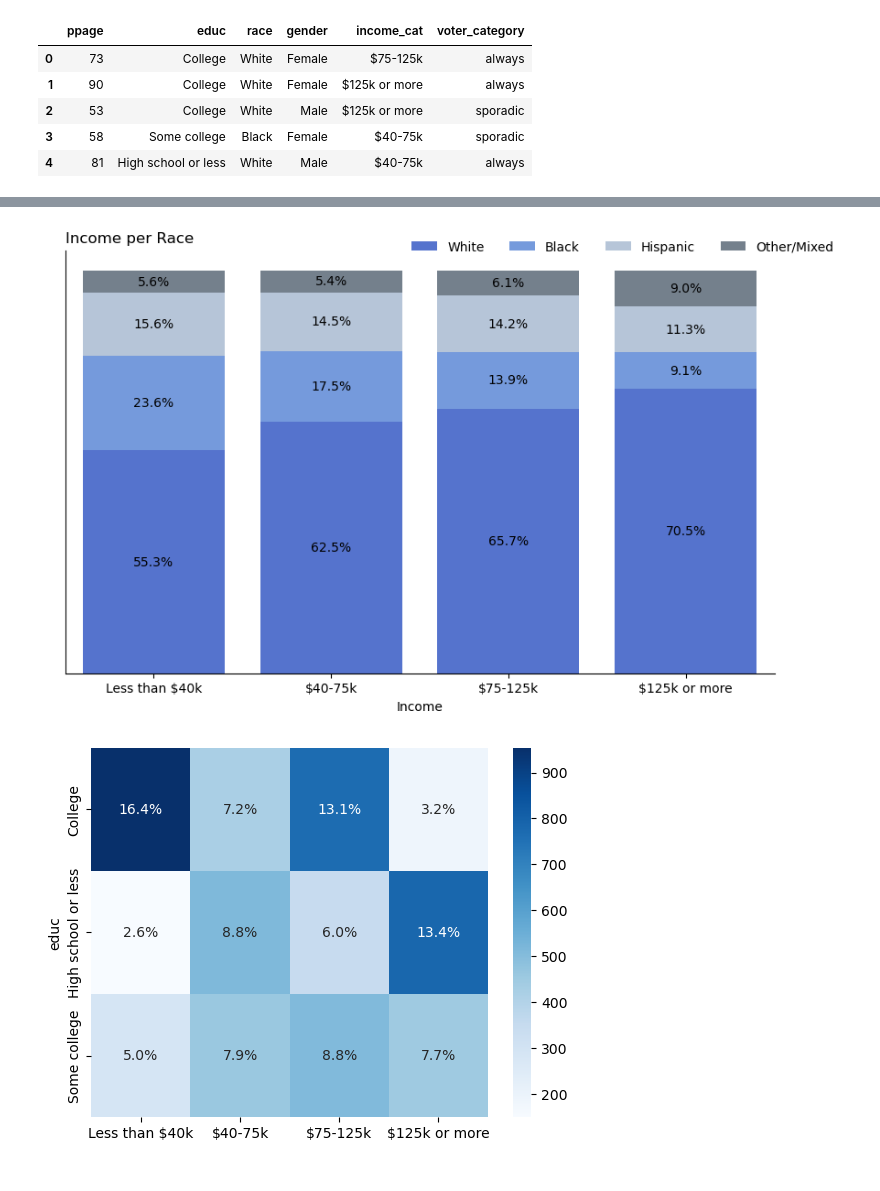
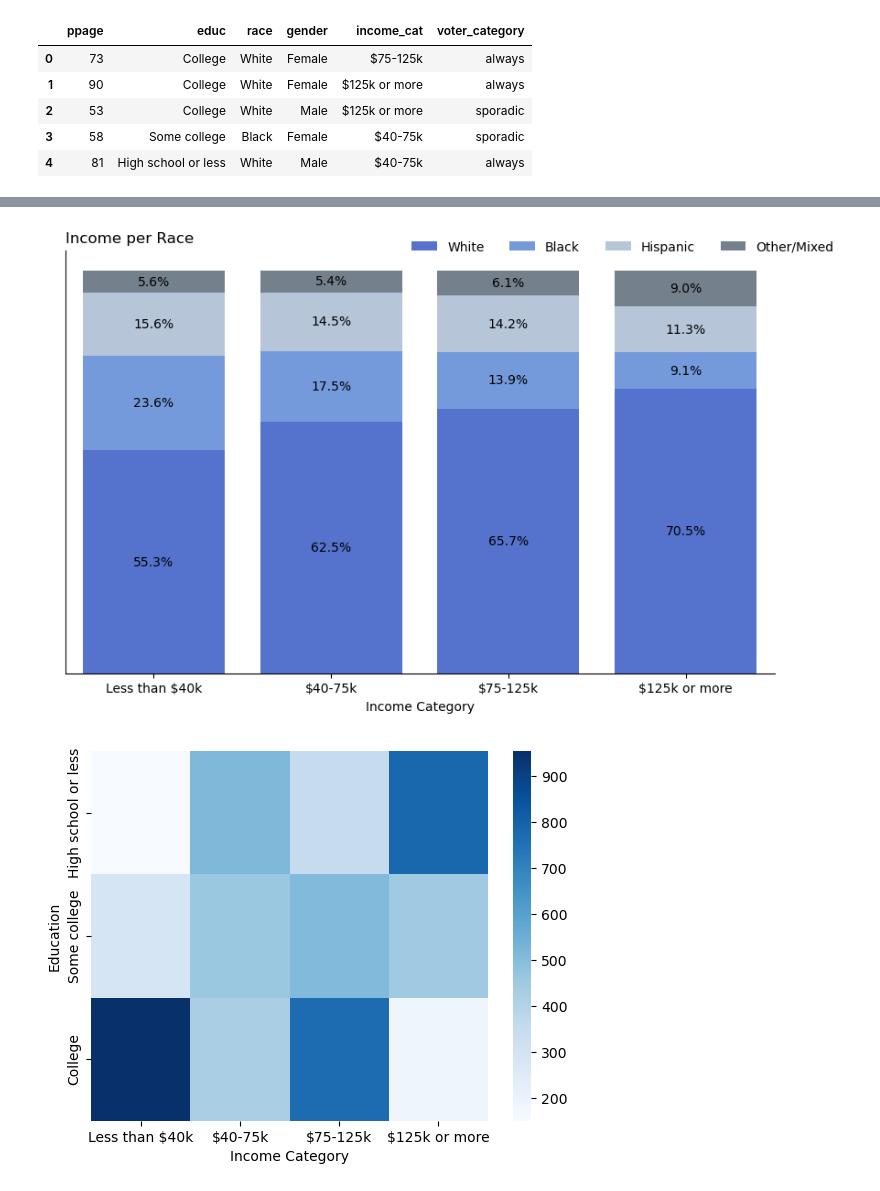
Before and after one commit to patywork/portfolio, a Jupyter notebook: voters_analysis/Respondents.ipynb, the cells around one changed output, grey strips where cells are left out. Drawn from its saved outputs; the diff is of its cells as text; code cells hidden in the pictures.

Commit message:
Adding plot and Chi test

```diff
--- a/voters_analysis/Respondents.ipynb
+++ b/voters_analysis/Respondents.ipynb
@@ -147,23 +178,25 @@ for p in ax.patches:
         ax.text(x, y, f'{percentage:.1f}%', ha='center', va='center', color='black')  # Adjust color as needed
 
 sns.despine()
-plt.xlabel("Income") #Optional label
+plt.xlabel("Income Category") #Optional label
 plt.ylabel(" ") #Optional label
 plt.yticks(ticks=[])
 plt.title("Income per Race", loc='left')
 plt.legend(frameon=False, ncol=len(
     data['race'].unique()),bbox_to_anchor=(1.1, 1.05)); #Show legend if needed
 # %% [output]
-[figure, old version]
+[figure, new version]
 # %%
 cross_tab=pd.crosstab(data['educ'],data['income_cat'])
 cross_order_column=['Less than $40k','$40-75k','$75-125k','$125k or more']
 cross_tab.columns=cross_order_column
 
-overall_total = cross_tab.values.sum()
-overall_percentages = np.round((cross_tab / overall_total) * 100,2)
+education_order=['High school or less', 'Some college', 'College']
+cross_tab = cross_tab.reindex(education_order)
 
-annotations = overall_percentages.round(1).astype(str) + '%'
-sns.heatmap(cross_tab, annot=annotations, fmt='', cmap='Blues');
+#annotations = overall_percentages.round(1).astype(str) + '%'
+ax=sns.heatmap(cross_tab,fmt='', cmap='Blues')
+ax.set_xlabel('Income Category');
+ax.set_ylabel('Education');
 # %% [output]
-[figure, old version]
+[figure, new version]
```
Also changed, not shown: parts of 22 cells of this notebook.
